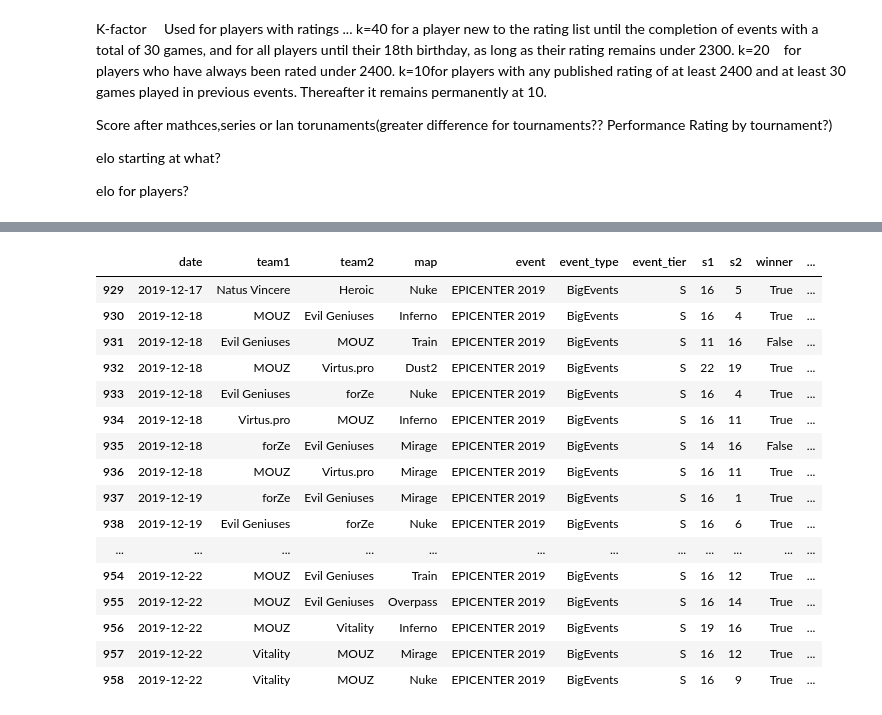
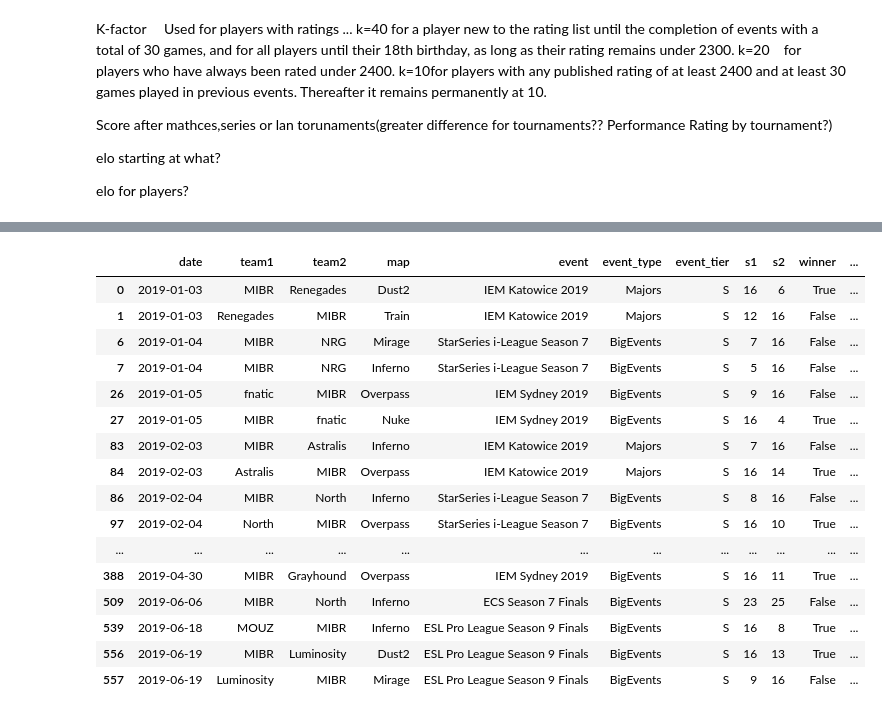
Before and after one commit to Lucascapdeville/Elo_CSGO, a Jupyter notebook: Elo.ipynb, the cells around one changed output, grey strips where cells are left out. Drawn from its saved outputs; the diff is of its cells as text; code cells hidden in the pictures.

```diff
--- a/Elo.ipynb
+++ b/Elo.ipynb
@@ -188,20 +162,20 @@ dtype: int64
-# %%
-match_history.tail(30)
-# %% [output]
-|  | date | team1 | team2 | map | event | event_type | event_tier | s1 | s2 | winner | ... |
-| 929 | 2019-12-17 | Natus Vincere | Heroic | Nuke | EPICENTER 2019 | BigEvents | S | 16 | 5 | True | ... |
-| 930 | 2019-12-18 | MOUZ | Evil Geniuses | Inferno | EPICENTER 2019 | BigEvents | S | 16 | 4 | True | ... |
-| 931 | 2019-12-18 | Evil Geniuses | MOUZ | Train | EPICENTER 2019 | BigEvents | S | 11 | 16 | False | ... |
-| 932 | 2019-12-18 | MOUZ | Virtus.pro | Dust2 | EPICENTER 2019 | BigEvents | S | 22 | 19 | True | ... |
-| 933 | 2019-12-18 | Evil Geniuses | forZe | Nuke | EPICENTER 2019 | BigEvents | S | 16 | 4 | True | ... |
-| 934 | 2019-12-18 | Virtus.pro | MOUZ | Inferno | EPICENTER 2019 | BigEvents | S | 16 | 11 | True | ... |
-| 935 | 2019-12-18 | forZe | Evil Geniuses | Mirage | EPICENTER 2019 | BigEvents | S | 14 | 16 | False | ... |
-| 936 | 2019-12-18 | MOUZ | Virtus.pro | Mirage | EPICENTER 2019 | BigEvents | S | 16 | 11 | True | ... |
-| 937 | 2019-12-19 | forZe | Evil Geniuses | Mirage | EPICENTER 2019 | BigEvents | S | 16 | 1 | True | ... |
-| 938 | 2019-12-19 | Evil Geniuses | forZe | Nuke | EPICENTER 2019 | BigEvents | S | 16 | 6 | True | ... |
-| ... | ... | ... | ... | ... | ... | ... | ... | ... | ... | ... | ... |
-| 954 | 2019-12-22 | MOUZ | Evil Geniuses | Train | EPICENTER 2019 | BigEvents | S | 16 | 12 | True | ... |
-| 955 | 2019-12-22 | MOUZ | Evil Geniuses | Overpass | EPICENTER 2019 | BigEvents | S | 16 | 14 | True | ... |
-| 956 | 2019-12-22 | MOUZ | Vitality | Inferno | EPICENTER 2019 | BigEvents | S | 19 | 16 | True | ... |
-| 957 | 2019-12-22 | Vitality | MOUZ | Mirage | EPICENTER 2019 | BigEvents | S | 16 | 12 | True | ... |
-| 958 | 2019-12-22 | Vitality | MOUZ | Nuke | EPICENTER 2019 | BigEvents | S | 16 | 9 | True | ... |
+# %%
+match_history.query('team1 == "MIBR" | team2 == "MIBR"').head(50)
+# %% [output]
+|  | date | team1 | team2 | map | event | event_type | event_tier | s1 | s2 | winner | ... |
+| 0 | 2019-01-03 | MIBR | Renegades | Dust2 | IEM Katowice 2019 | Majors | S | 16 | 6 | True | ... |
+| 1 | 2019-01-03 | Renegades | MIBR | Train | IEM Katowice 2019 | Majors | S | 12 | 16 | False | ... |
+| 6 | 2019-01-04 | MIBR | NRG | Mirage | StarSeries i-League Season 7 | BigEvents | S | 7 | 16 | False | ... |
+| 7 | 2019-01-04 | MIBR | NRG | Inferno | StarSeries i-League Season 7 | BigEvents | S | 5 | 16 | False | ... |
+| 26 | 2019-01-05 | fnatic | MIBR | Overpass | IEM Sydney 2019 | BigEvents | S | 9 | 16 | False | ... |
+| 27 | 2019-01-05 | MIBR | fnatic | Nuke | IEM Sydney 2019 | BigEvents | S | 16 | 4 | True | ... |
+| 83 | 2019-02-03 | MIBR | Astralis | Inferno | IEM Katowice 2019 | Majors | S | 7 | 16 | False | ... |
+| 84 | 2019-02-03 | Astralis | MIBR | Overpass | IEM Katowice 2019 | Majors | S | 16 | 14 | True | ... |
+| 86 | 2019-02-04 | MIBR | North | Inferno | StarSeries i-League Season 7 | BigEvents | S | 8 | 16 | False | ... |
+| 97 | 2019-02-04 | North | MIBR | Overpass | StarSeries i-League Season 7 | BigEvents | S | 16 | 10 | True | ... |
+| ... | ... | ... | ... | ... | ... | ... | ... | ... | ... | ... | ... |
+| 388 | 2019-04-30 | MIBR | Grayhound | Overpass | IEM Sydney 2019 | BigEvents | S | 16 | 11 | True | ... |
+| 509 | 2019-06-06 | MIBR | North | Inferno | ECS Season 7 Finals | BigEvents | S | 23 | 25 | False | ... |
+| 539 | 2019-06-18 | MOUZ | MIBR | Inferno | ESL Pro League Season 9 Finals | BigEvents | S | 16 | 8 | True | ... |
+| 556 | 2019-06-19 | MIBR | Luminosity | Dust2 | ESL Pro League Season 9 Finals | BigEvents | S | 16 | 13 | True | ... |
+| 557 | 2019-06-19 | Luminosity | MIBR | Mirage | ESL Pro League Season 9 Finals | BigEvents | S | 9 | 16 | False | ... |
```
Also changed, not shown: parts of 5 cells of this notebook.
